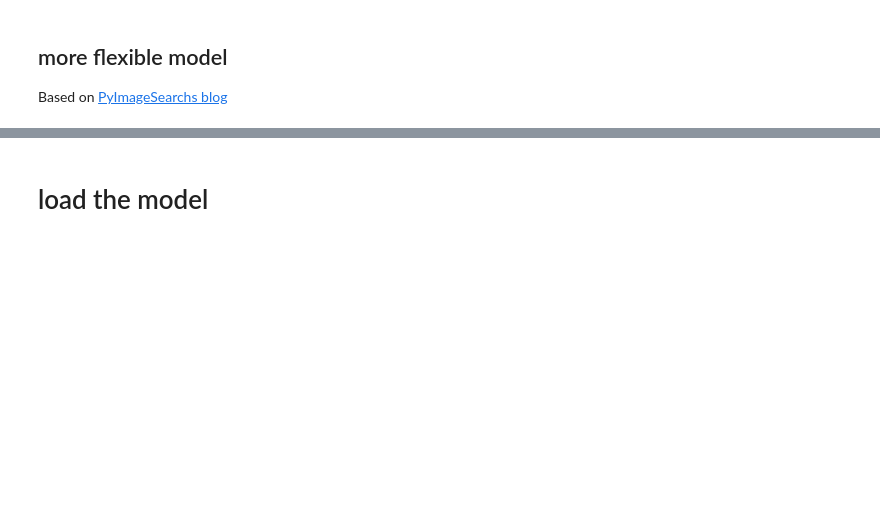
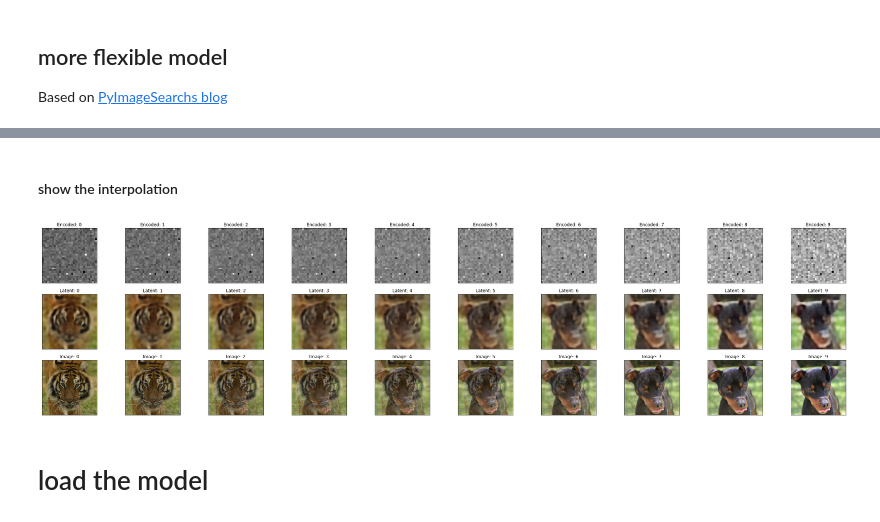
Before and after one commit to luca-arts/luca-arts.github.io, a Jupyter notebook: knowledge/AI/notebooks/Animal_faces_latent_interpolation.ipynb, the cells around one changed output, grey strips where cells are left out. Cells and saved outputs as stored; diff of their text form; code cells hidden in the pictures; blank space fills up the shorter version.

```diff
--- a/knowledge/AI/notebooks/Animal_faces_latent_interpolation.ipynb
+++ b/knowledge/AI/notebooks/Animal_faces_latent_interpolation.ipynb
@@ -300,10 +303,10 @@ plot_conversion(mnist_autoencoder2, x_test, 10)
 # %%
 #show interpolations
 import random
-def show_interpolation(dataset, encoder, decoder, num_images=10):
+def show_interpolation(dataset, encoder, decoder, num_images=10, width=28, height=28, channels=1):
   np.random.seed(42)
-  img1 = dataset[random.randint(0,len(dataset))].reshape(1,28,28,1)
-  img2 = dataset[random.randint(0,len(dataset))].reshape(1,28,28,1)
+  img1 = dataset[random.randint(0,len(dataset))].reshape(1,height,width,channels)
+  img2 = dataset[random.randint(0,len(dataset))].reshape(1,height,width,channels)
   encoded_img1 = encoder.predict(img1)
   encoded_img2 = encoder.predict(img2)
 
@@ -318,8 +321,13 @@ def show_interpolation(dataset, encoder, decoder, num_images=10):
     int_size = int(np.sqrt(len(interpolated_images[i][0])))
     img_size = int(len(interpolated_orig_images[i][0]))
     encoded_images_list.append(interpolated_images[i].reshape(int_size,int_size))
-    interpolated_latent_images_list.append(decoder.predict(interpolated_images[i]).reshape(img_size,img_size))
-    interpolated_visual_images_list.append(interpolated_orig_images[i].reshape(img_size,img_size))
+    if channels > 1:
+      interpolated_latent_images_list.append(decoder.predict(interpolated_images[i]).reshape(img_size,img_size, channels))
+      interpolated_visual_images_list.append(interpolated_orig_images[i].reshape(img_size,img_size, channels))
+    else:
+      interpolated_latent_images_list.append(decoder.predict(interpolated_images[i]).reshape(img_size,img_size))
+      interpolated_visual_images_list.append(interpolated_orig_images[i].reshape(img_size,img_size))
+
   # plot the interpolations
   plt.figure(figsize=(40, 16))
 
@@ -592,3 +572,9 @@ plot_conversion2(flex_autoencoder, val_gen.next()[0], 10)
+# %% [markdown]
+#### show the interpolation
+# %%
+show_interpolation(val_gen.next()[0], flex_autoencoder.encoder, flex_autoencoder.decoder, num_images=10, height=img_height, width=img_width, channels=3)
+# %% [output]
+[figure, added]
 # %% [markdown]
 # load the model
 # %%
```
Also changed, not shown: parts of 11 cells of this notebook.
